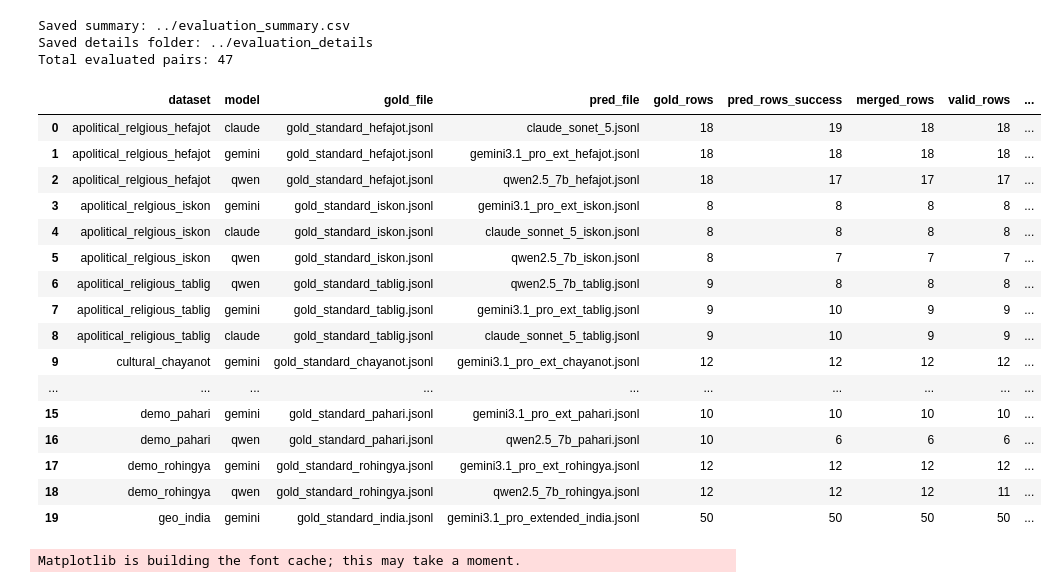
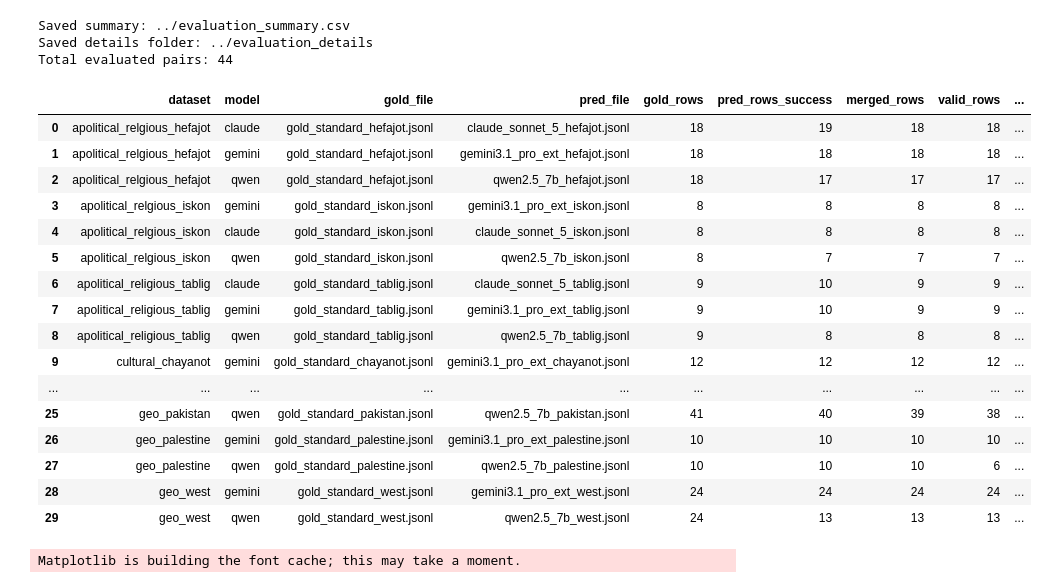
Before and after one commit to minhaj47/bengali-news-article-framing-research, a Jupyter notebook: evaluation.ipynb, the cells around one changed output. Saved outputs shown, nothing was run; the diff lists cells and outputs as text; code cells hidden in the pictures.

Commit message:
feat: add evaluation of claude sonet5 & gpt4o

```diff
--- a/apolitical_relgious_hefajot/post_llm_evalution.ipynb
+++ b/evaluation.ipynb
@@ -132,51 +132,51 @@ def run_batch_evaluation(
             details_name = f"{metrics['dataset']}__{metrics['model']}__details.csv"
             merged_df.to_csv(out_dir / details_name, index=False, encoding="utf-8-sig")
 
     summary_df = pd.DataFrame(summary_rows)
 
     if len(summary_df) == 0:
         print("No valid evaluation pairs found.")
         return pd.DataFrame()
 
     summary_df = summary_df.sort_values(["dataset", "macro_f1"], ascending=[True, False]).reset_index(drop=True)
     summary_df.to_csv(base / summary_csv, index=False, encoding="utf-8-sig")
 
     print("Saved summary:", str(base / summary_csv))
     print("Saved details folder:", str(out_dir))
     print("Total evaluated pairs:", len(summary_df))
 
     return summary_df
 
 
 # Quick run from this notebook folder:
 summary = run_batch_evaluation(
     base_dir="..",
     summary_csv="evaluation_summary.csv",
     details_dir="evaluation_details",
 )
 
-summary.head(20)
+summary.head(30)
 # %% [output]
 Saved summary: ../evaluation_summary.csv
 Saved details folder: ../evaluation_details
-Total evaluated pairs: 47
+Total evaluated pairs: 44
 |  | dataset | model | gold_file | pred_file | gold_rows | pred_rows_success | merged_rows | valid_rows | ... |
-| 0 | apolitical_relgious_hefajot | claude | gold_standard_hefajot.jsonl | claude_sonet_5.jsonl | 18 | 19 | 18 | 18 | ... |
+| 0 | apolitical_relgious_hefajot | claude | gold_standard_hefajot.jsonl | claude_sonnet_5_hefajot.jsonl | 18 | 19 | 18 | 18 | ... |
 | 1 | apolitical_relgious_hefajot | gemini | gold_standard_hefajot.jsonl | gemini3.1_pro_ext_hefajot.jsonl | 18 | 18 | 18 | 18 | ... |
 | 2 | apolitical_relgious_hefajot | qwen | gold_standard_hefajot.jsonl | qwen2.5_7b_hefajot.jsonl | 18 | 17 | 17 | 17 | ... |
 | 3 | apolitical_relgious_iskon | gemini | gold_standard_iskon.jsonl | gemini3.1_pro_ext_iskon.jsonl | 8 | 8 | 8 | 8 | ... |
 | 4 | apolitical_relgious_iskon | claude | gold_standard_iskon.jsonl | claude_sonnet_5_iskon.jsonl | 8 | 8 | 8 | 8 | ... |
 | 5 | apolitical_relgious_iskon | qwen | gold_standard_iskon.jsonl | qwen2.5_7b_iskon.jsonl | 8 | 7 | 7 | 7 | ... |
-| 6 | apolitical_religious_tablig | qwen | gold_standard_tablig.jsonl | qwen2.5_7b_tablig.jsonl | 9 | 8 | 8 | 8 | ... |
+| 6 | apolitical_religious_tablig | claude | gold_standard_tablig.jsonl | claude_sonnet_5_tablig.jsonl | 9 | 10 | 9 | 9 | ... |
 | 7 | apolitical_religious_tablig | gemini | gold_standard_tablig.jsonl | gemini3.1_pro_ext_tablig.jsonl | 9 | 10 | 9 | 9 | ... |
-| 8 | apolitical_religious_tablig | claude | gold_standard_tablig.jsonl | claude_sonnet_5_tablig.jsonl | 9 | 10 | 9 | 9 | ... |
+| 8 | apolitical_religious_tablig | qwen | gold_standard_tablig.jsonl | qwen2.5_7b_tablig.jsonl | 9 | 8 | 8 | 8 | ... |
 | 9 | cultural_chayanot | gemini | gold_standard_chayanot.jsonl | gemini3.1_pro_ext_chayanot.jsonl | 12 | 12 | 12 | 12 | ... |
 | ... | ... | ... | ... | ... | ... | ... | ... | ... | ... |
-| 15 | demo_pahari | gemini | gold_standard_pahari.jsonl | gemini3.1_pro_ext_pahari.jsonl | 10 | 10 | 10 | 10 | ... |
-| 16 | demo_pahari | qwen | gold_standard_pahari.jsonl | qwen2.5_7b_pahari.jsonl | 10 | 6 | 6 | 6 | ... |
-| 17 | demo_rohingya | gemini | gold_standard_rohingya.jsonl | gemini3.1_pro_ext_rohingya.jsonl | 12 | 12 | 12 | 12 | ... |
-| 18 | demo_rohingya | qwen | gold_standard_rohingya.jsonl | qwen2.5_7b_rohingya.jsonl | 12 | 12 | 12 | 11 | ... |
-| 19 | geo_india | gemini | gold_standard_india.jsonl | gemini3.1_pro_extended_india.jsonl | 50 | 50 | 50 | 50 | ... |
+| 25 | geo_pakistan | qwen | gold_standard_pakistan.jsonl | qwen2.5_7b_pakistan.jsonl | 41 | 40 | 39 | 38 | ... |
+| 26 | geo_palestine | gemini | gold_standard_palestine.jsonl | gemini3.1_pro_ext_palestine.jsonl | 10 | 10 | 10 | 10 | ... |
+| 27 | geo_palestine | qwen | gold_standard_palestine.jsonl | qwen2.5_7b_palestine.jsonl | 10 | 10 | 10 | 6 | ... |
+| 28 | geo_west | gemini | gold_standard_west.jsonl | gemini3.1_pro_ext_west.jsonl | 24 | 24 | 24 | 24 | ... |
+| 29 | geo_west | qwen | gold_standard_west.jsonl | qwen2.5_7b_west.jsonl | 24 | 13 | 13 | 13 | ... |
 # %%
 from pathlib import Path
 import pandas as pd
```
Also changed, not shown: 43 other files.
